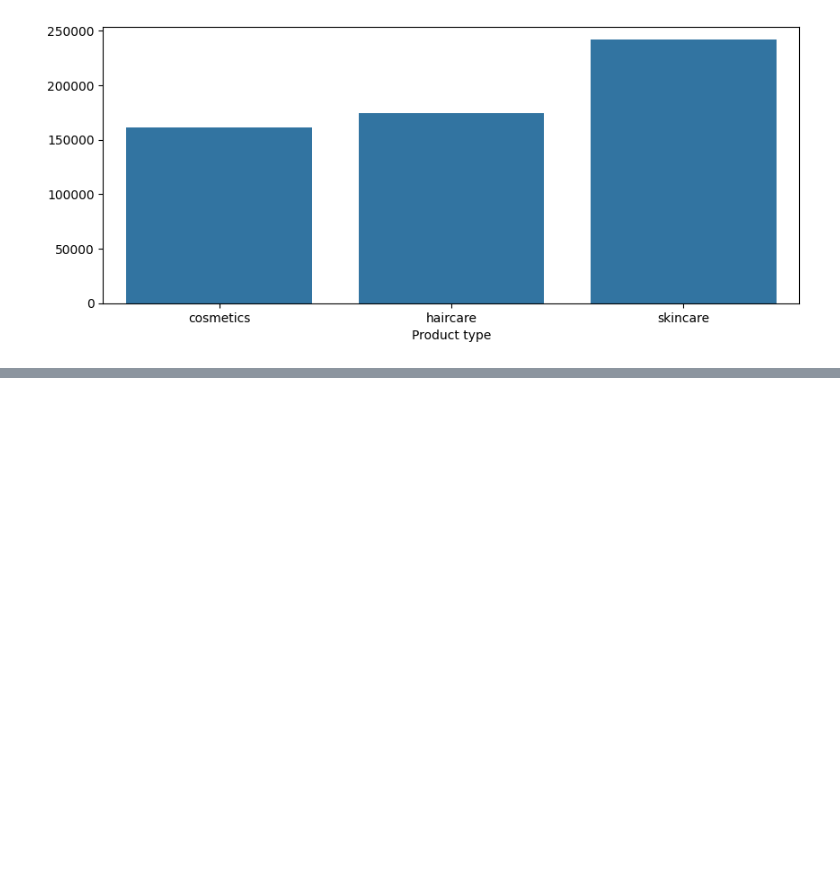
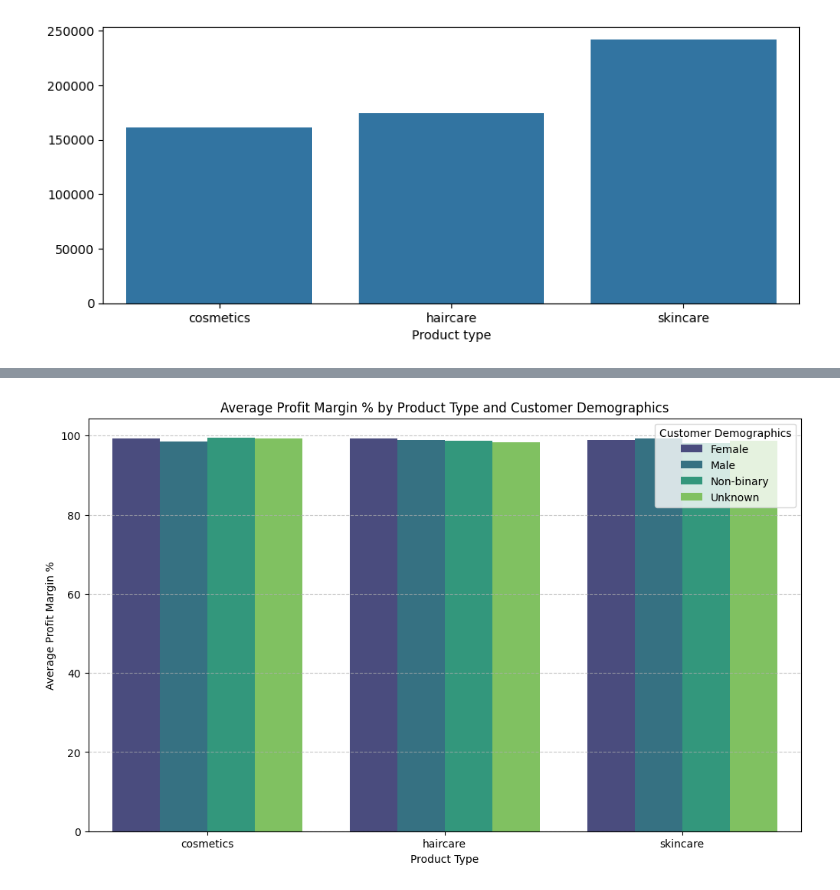
Before and after one commit to MuhammadTalha121/supply_chain_analytics, a Jupyter notebook: supply_chain_analytics/notebooks/supply_chain_analytics.ipynb, the cells around one changed output, grey strips where cells are left out. Saved outputs shown, nothing was run; the diff lists cells and outputs as text; code cells hidden in the pictures; blank space fills up the shorter version.

Commit message:
visulize the margin based on product type and demographics

```diff
--- a/supply_chain_analytics/notebooks/supply_chain_analytics.ipynb
+++ b/supply_chain_analytics/notebooks/supply_chain_analytics.ipynb
@@ -329,0 +327,3 @@ sns.barplot(x=revnue_on_product.index, y=revnue_on_product.values)
+# %%
+product_demog_margin = copy_df.groupby(['Product type', 'Customer demographics'])['profit margin %'].mean().unstack()
+product_demog_margin
@@ -329,0 +336,18 @@ sns.barplot(x=revnue_on_product.index, y=revnue_on_product.values)
+# %%
+import matplotlib.pyplot as plt
+import seaborn as sns
+
+# Prepare data for plotting from the product_demog_margin DataFrame
+# Reset index to make 'Product type' a column, then melt to long format
+plot_data = product_demog_margin.reset_index().melt(id_vars='Product type', var_name='Customer Demographics', value_name='Profit Margin %')
+
+plt.figure(figsize=(12, 7))
+sns.barplot(data=plot_data, x='Product type', y='Profit Margin %', hue='Customer Demographics', palette='viridis')
+plt.title('Average Profit Margin % by Product Type and Customer Demographics')
+plt.xlabel('Product Type')
+plt.ylabel('Average Profit Margin %')
+plt.legend(title='Customer Demographics')
+plt.grid(axis='y', linestyle='--', alpha=0.7)
+plt.show()
+# %% [output]
+[figure, added]
```
Also changed, not shown: parts of 3 cells of this notebook.
